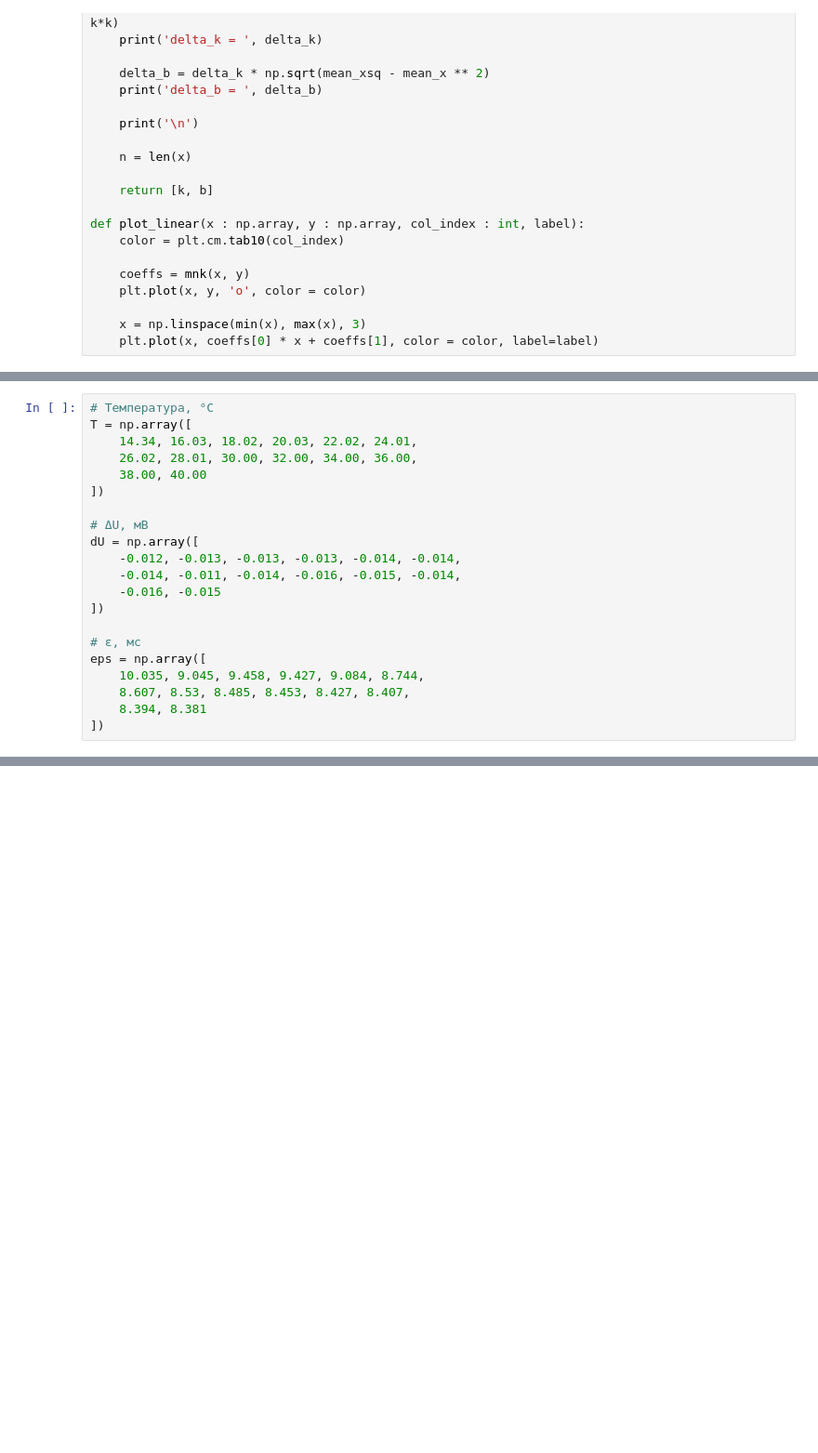
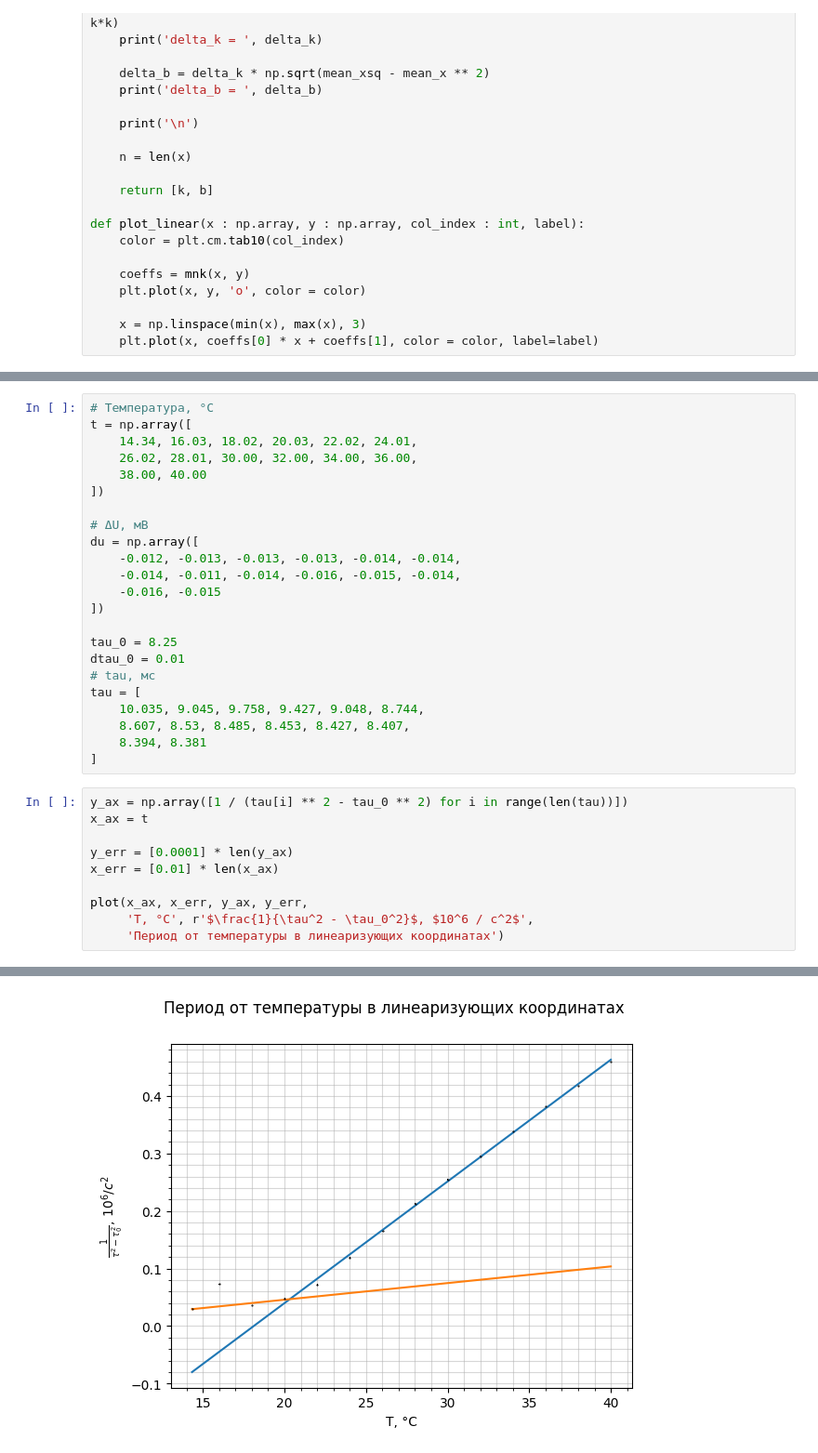
Before and after one commit to Bebriali/labs_ost, a Jupyter notebook: lab_3.4.2/lab.ipynb, the cells around one changed output, grey strips where cells are left out. Shown: that part at 93% size. Cells and saved outputs as stored; diff of their text form; blank space fills up the shorter version.

```diff
--- a/lab_3.4.2/lab.ipynb
+++ b/lab_3.4.2/lab.ipynb
@@ -55,21 +115,34 @@ def plot_linear(x : np.array, y : np.array, col_index : int, label):
 # %%
 # Температура, °C
-T = np.array([
+t = np.array([
     14.34, 16.03, 18.02, 20.03, 22.02, 24.01,
     26.02, 28.01, 30.00, 32.00, 34.00, 36.00,
     38.00, 40.00
 ])
 
 # ΔU, мВ
-dU = np.array([
+du = np.array([
     -0.012, -0.013, -0.013, -0.013, -0.014, -0.014,
     -0.014, -0.011, -0.014, -0.016, -0.015, -0.014,
     -0.016, -0.015
 ])
 
-# ε, мс
-eps = np.array([
-    10.035, 9.045, 9.458, 9.427, 9.084, 8.744,
+tau_0 = 8.25
+dtau_0 = 0.01
+# tau, мс
+tau = [
+    10.035, 9.045, 9.758, 9.427, 9.048, 8.744,
     8.607, 8.53, 8.485, 8.453, 8.427, 8.407,
     8.394, 8.381
-])
+]
+# %%
+y_ax = np.array([1 / (tau[i] ** 2 - tau_0 ** 2) for i in range(len(tau))])
+x_ax = t
+
+y_err = [0.0001] * len(y_ax)
+x_err = [0.01] * len(x_ax)
+
+plot(x_ax, x_err, y_ax, y_err,
+     'T, °C', r'$\frac{1}{\tau^2 - \tau_0^2}$, $10^6 / c^2$',
+     'Период от температуры в линеаризующих координатах')
+# %% [output]
@@ -75,0 +164 @@ eps = np.array([
+[figure, added]
```
Also changed, not shown: parts of 5 cells of this notebook, 6 other files.
